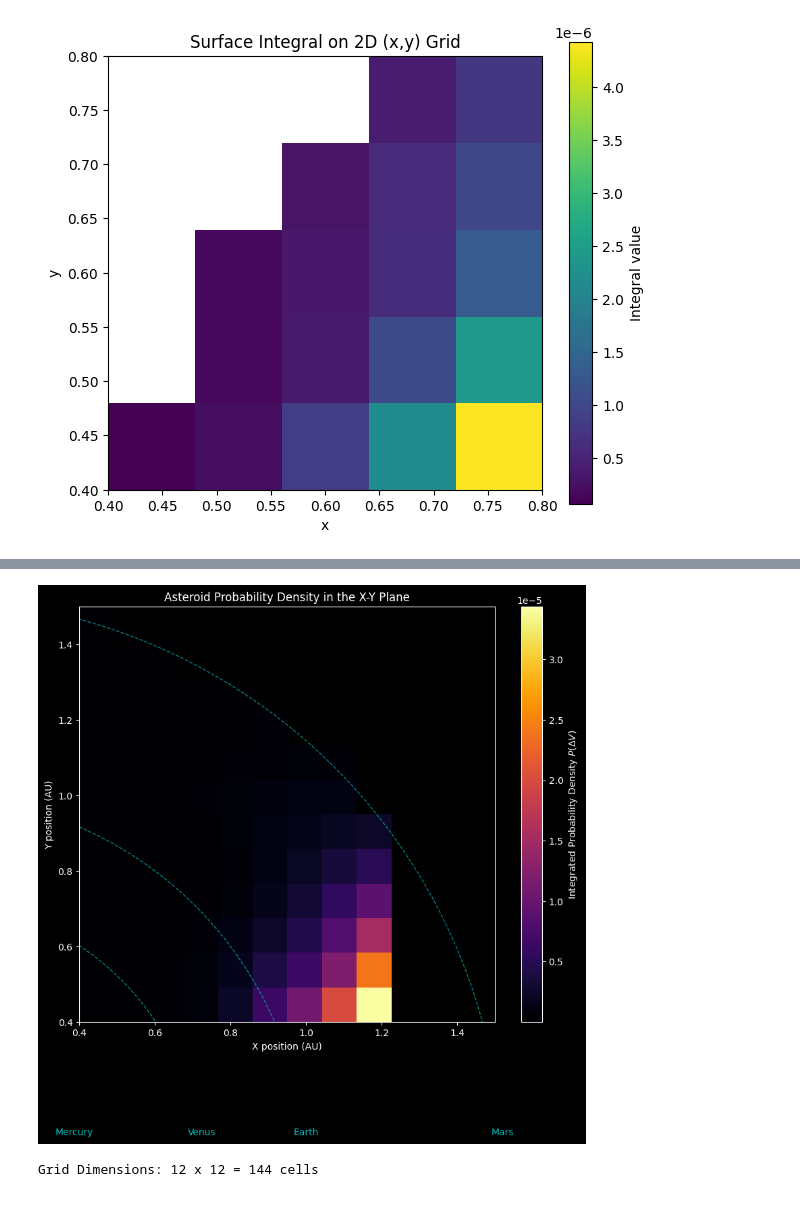
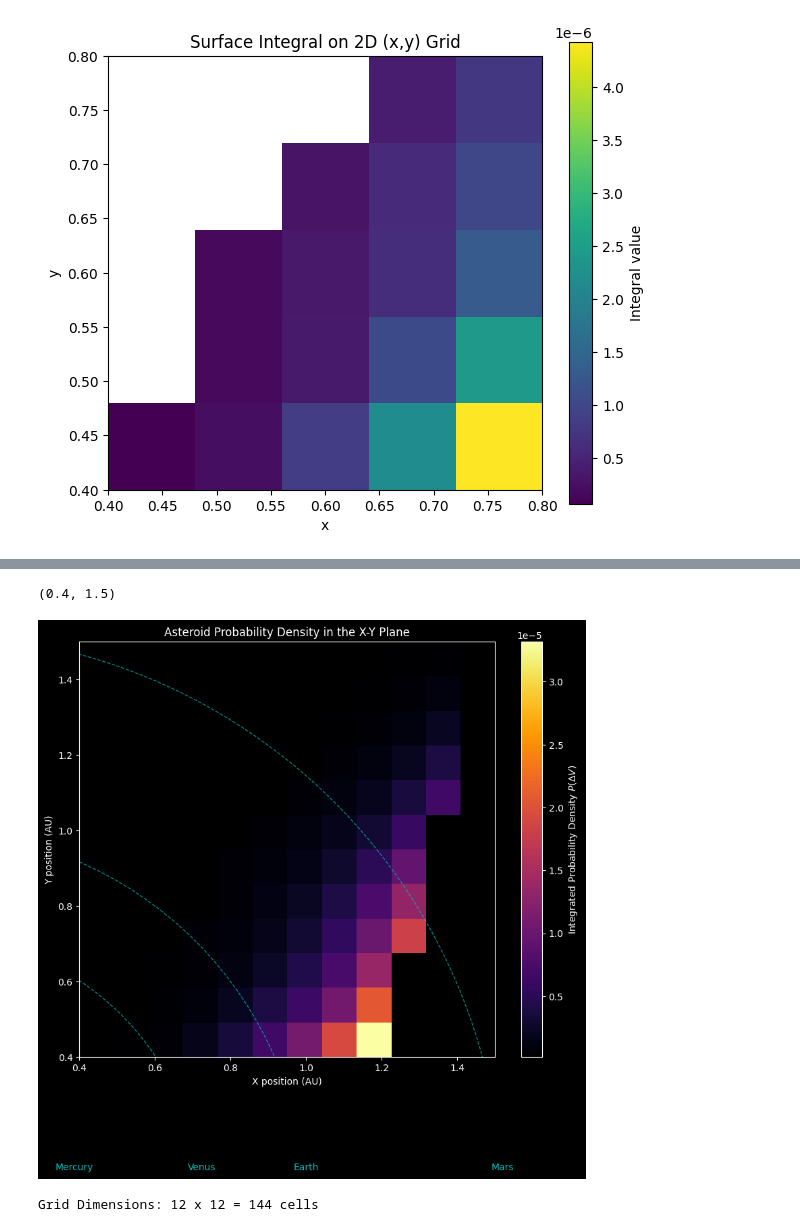
Before and after one commit to JuanitaAgudelo/TesisRepo, a Jupyter notebook: density_space_mapping/z_grid_mapping.ipynb, the cells around one changed output, grey strips where cells are left out. Drawn from its saved outputs; the diff is of its cells as text; code cells hidden in the pictures.

```diff
--- a/density_space_mapping/z_grid_mapping.ipynb
+++ b/density_space_mapping/z_grid_mapping.ipynb
@@ -304,8 +275,8 @@ from tqdm import tqdm # A library for a nice progress bar
 
 # --- Define Grid and Simulation Parameters ---
 # Grid range for x and y (in AU)
-x_min, x_max = 0.4, 1.5
-y_min, y_max = 0.4, 1.5
+x_min, x_max = 1.2, 1.5
+y_min, y_max = 1.2, 1.5
 
 # The size of the integration volume for x and y
 dx_cell, dy_cell = 0.1, 0.1
@@ -345,10 +316,10 @@ print("Starting probability mapping...")
 for i, y_c in enumerate(tqdm(y_centers, desc="Y-axis progress")):
     for j, x_c in enumerate(x_centers):
         # Define the center and widths for this specific grid point
-        center_6d = (x_c, y_c, z_center, vx_center, vy_center, vz_center)
+        vy = (mu/np.abs(x_c))**0.5
+
+        center_6d = (x_c, y_c, z_center, vx_center, vy, vz_center)
         widths_6d = (dx_cell, dy_cell, z_width, vx_width, vy_width, vz_width)
-
-        vy = (mu/np.abs(x_c))**0.5
 
         try:
         # Calculate the integral for this hypervolume
@@ -361,7 +332,7 @@ for i, y_c in enumerate(tqdm(y_centers, desc="Y-axis progress")):
                 F=F
             )
         except Exception as err:
-            print("Runtime error at center =", center)
+            print("Runtime error at center =", center_6d)
             print("   → Setting integral to NaN.")
             #print("   Error message:", err)
             prob_value = np.nan
@@ -486,11 +354,16 @@ np.savetxt("P_X_grid_v2.dat", probability_map)
+# %%
+x_min, x_max
+# %% [output]
+(0.4, 1.5)
 # %%
 # ==============================================================================
 # 4. VISUALIZATION
 # ==============================================================================
-
+with open("P_X_grid_v3.dat", "rb") as f:
+    integral_grid = np.loadtxt(f)
 # The probability values might be very small, so plotting the log can be useful
 # Add a small constant to avoid log(0)
-log_prob_map = np.log10(probability_map + 1e-20)
+log_prob_map = np.log10(integral_grid + 1e-20)
 
 plt.style.use('dark_background')
 fig, ax = plt.subplots(figsize=(10, 8))
@@ -498,39 +371,39 @@ fig, ax = plt.subplots(figsize=(10, 8))
 # Use imshow to create the heatmap. `origin='lower'` puts (x_min, y_min) at the bottom-left.
 # `extent` correctly labels the axes with your AU values.
 im = ax.imshow(
-    probability_map,
+    integral_grid,
     #log_prob_map, # Uncomment this line to plot the log of the probability
     cmap='inferno',
     extent=[x_min, x_max, y_min, y_max],
     origin='lower',
     interpolation='nearest'
 )
 
 # Add a colorbar to show the scale
 cbar = fig.colorbar(im)
 cbar.set_label('Integrated Probability Density $P(\Delta V)$')
 #cbar.set_label('Log10 of Integrated Probability Density') # Use if plotting log
 
 # Add labels and title
 ax.set_xlabel('X position (AU)')
 ax.set_ylabel('Y position (AU)')
 ax.set_title('Asteroid Probability Density in the X-Y Plane')
 ax.set_aspect('equal', adjustable='box') # Ensure x and y axes have the same scale
 
 # Add orbits of planets for context
 def plot_orbit(radius, label):
     circle = plt.Circle((0, 0), radius, color='c', fill=False, linestyle='--', alpha=0.7)
     ax.add_artist(circle)
     ax.text(radius, 0.1, label, color='c', ha='center')
 
 plot_orbit(0.387, 'Mercury')
 plot_orbit(0.723, 'Venus')
 plot_orbit(1.0, 'Earth')
 plot_orbit(1.52, 'Mars')
 
 plt.show()
 # %% [output]
-[figure, old version]
+[figure, new version]
 # %%
 import numpy as np
 import matplotlib.pyplot as plt
```
Also changed, not shown: parts of 12 cells of this notebook, 2 other files.
